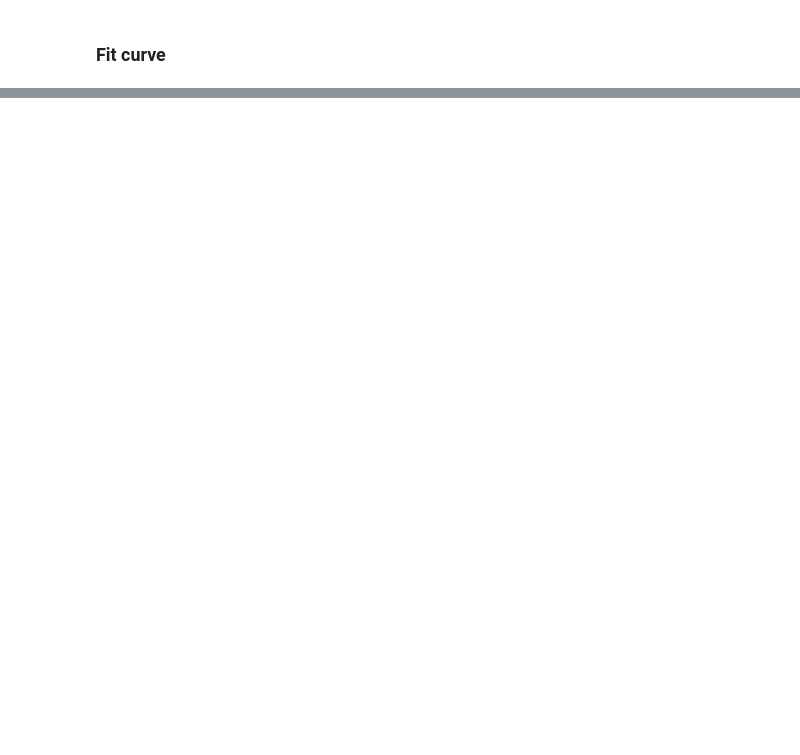
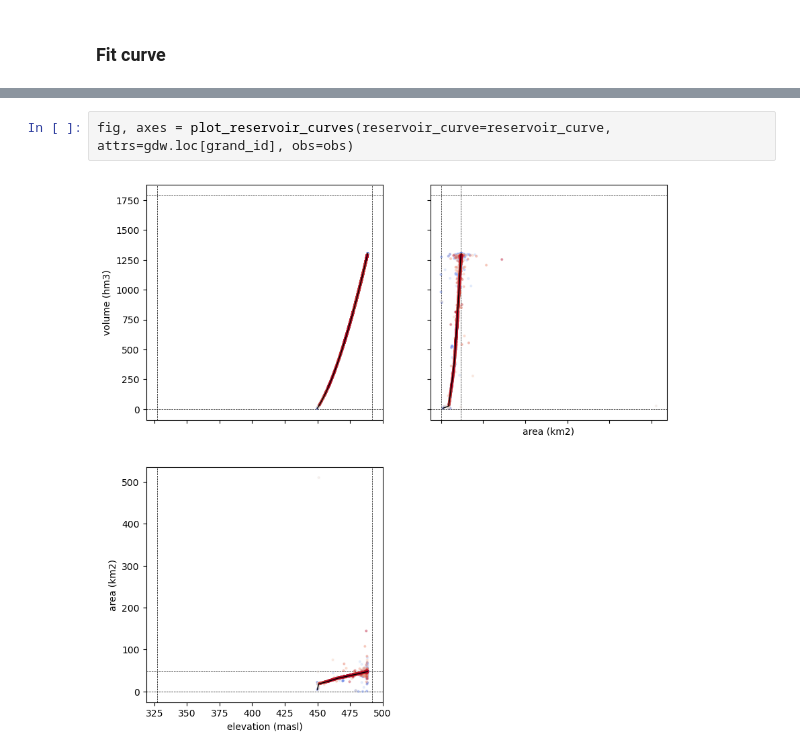
Before and after one commit to casadoj/lisflood-reservoirs, a Jupyter notebook: notebook/GlobalWaterWatch/reservoir_curves.ipynb, the cells around one changed output, grey strips where cells are left out. Cells and saved outputs as stored; diff of their text form; blank space fills up the shorter version.

```diff
--- a/notebook/GlobalWaterWatch/reservoir_curves.ipynb
+++ b/notebook/GlobalWaterWatch/reservoir_curves.ipynb
@@ -200,0 +503,4 @@ for j, var_x in enumerate(['elevation', 'area']):
+# %%
+fig, axes = plot_reservoir_curves(reservoir_curve=reservoir_curve, attrs=gdw.loc[grand_id], obs=obs)
+# %% [output]
+[figure, added]
```
Also changed, not shown: parts of 20 cells of this notebook.
